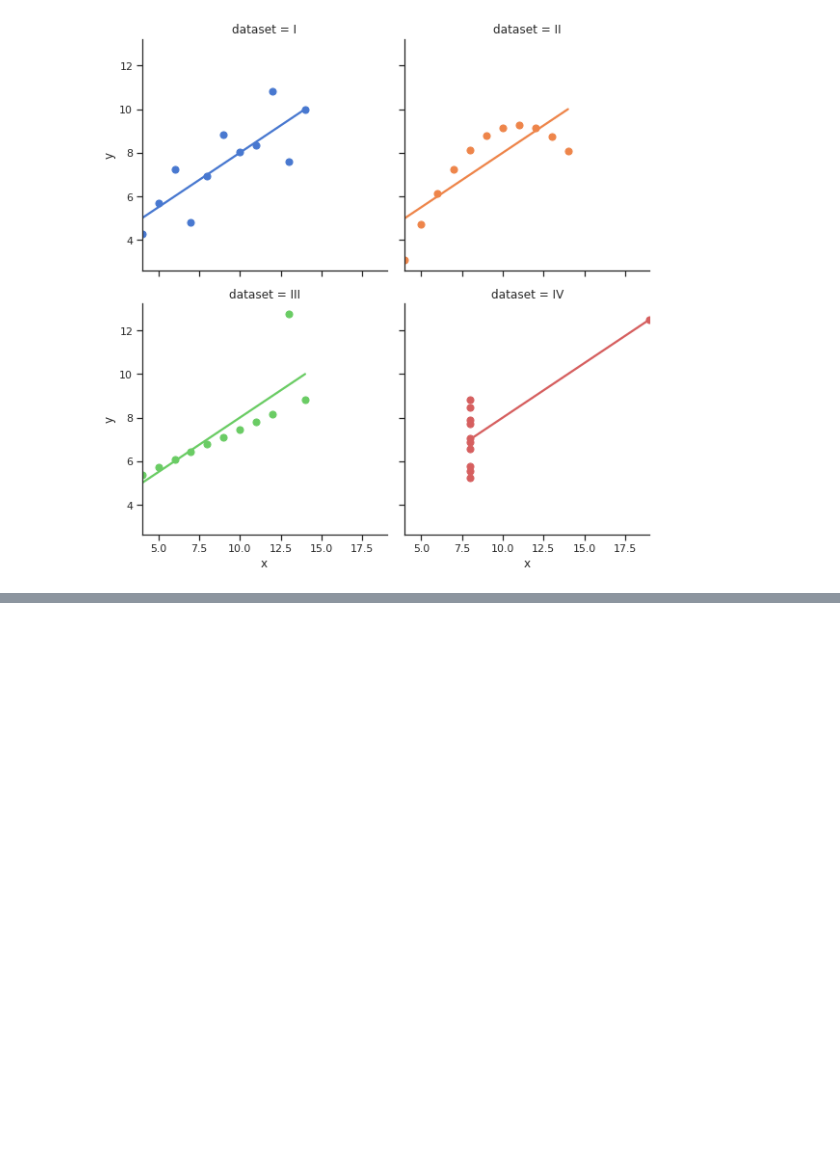
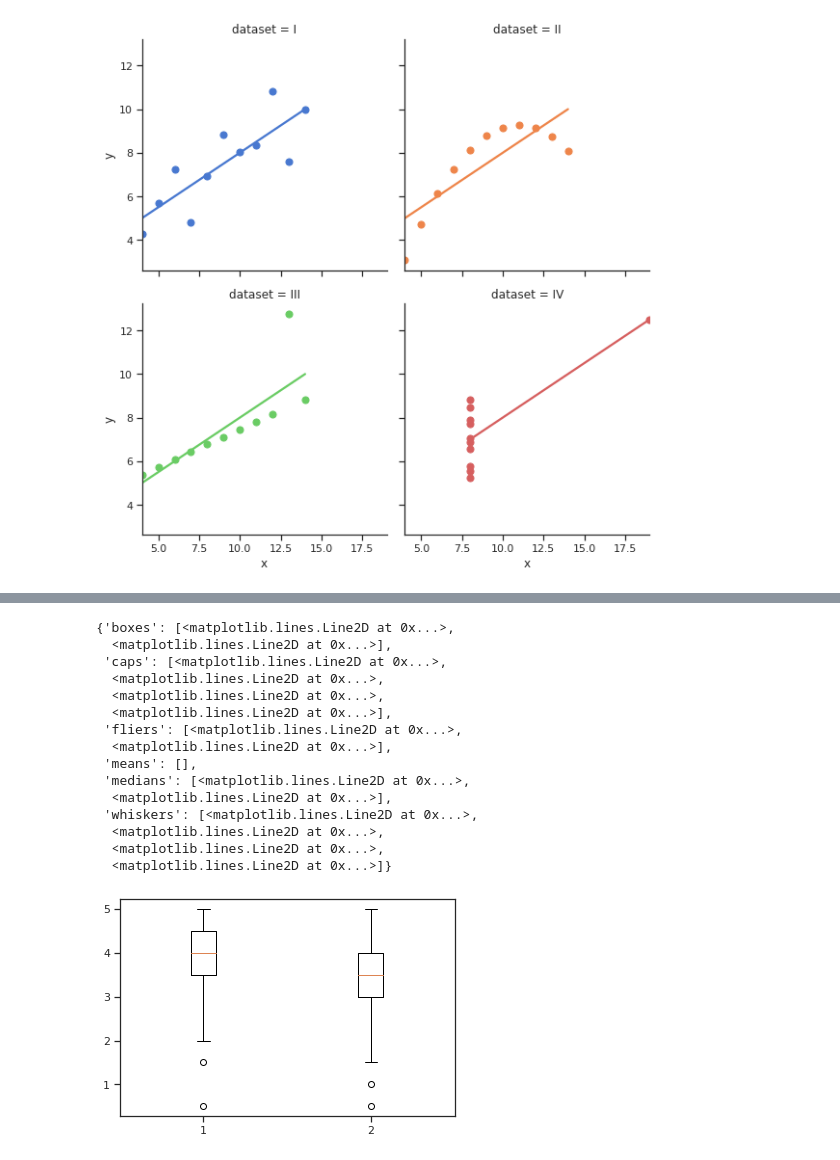
Before and after one commit to mcmaia/DataSci_Studies, a Jupyter notebook: Intro_data_sci.ipynb, the cells around one changed output, grey strips where cells are left out. Cells and saved outputs as stored; diff of their text form; code cells hidden in the pictures; blank space fills up the shorter version.

```diff
--- a/Intro_data_sci.ipynb
+++ b/Intro_data_sci.ipynb
@@ -493,0 +584,21 @@ sns.lmplot(x="x", y="y",
+# %%
+#Para mostrarmos o boxplot do com as notas de cada filme com o Matplotlib, chamamos a função plt.boxplot() e passamos, em um array, as notas que queremos plotar - no nosso caso, as notas de Toy Story e Jumanji:
+
+plt.boxplot([notas_toyStory.nota, notas_jumanji.nota])
+# %% [output]
+{'boxes': [<matplotlib.lines.Line2D at 0x...>,
+  <matplotlib.lines.Line2D at 0x...>],
+ 'caps': [<matplotlib.lines.Line2D at 0x...>,
+  <matplotlib.lines.Line2D at 0x...>,
+  <matplotlib.lines.Line2D at 0x...>,
+  <matplotlib.lines.Line2D at 0x...>],
+ 'fliers': [<matplotlib.lines.Line2D at 0x...>,
+  <matplotlib.lines.Line2D at 0x...>],
+ 'means': [],
+ 'medians': [<matplotlib.lines.Line2D at 0x...>,
+  <matplotlib.lines.Line2D at 0x...>],
+ 'whiskers': [<matplotlib.lines.Line2D at 0x...>,
+  <matplotlib.lines.Line2D at 0x...>,
+  <matplotlib.lines.Line2D at 0x...>,
+  <matplotlib.lines.Line2D at 0x...>]}
+[figure, added]
```
Also changed, not shown: parts of 16 cells of this notebook.
